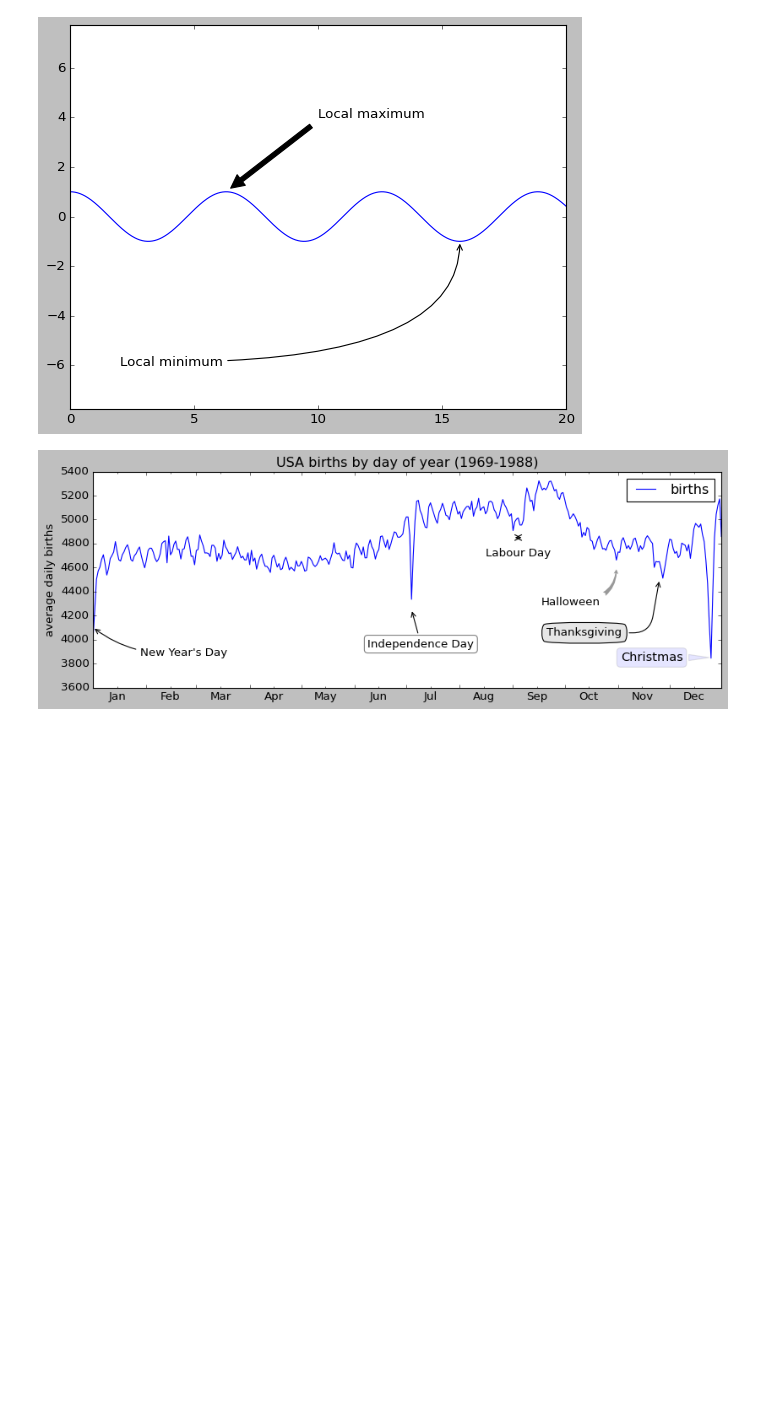
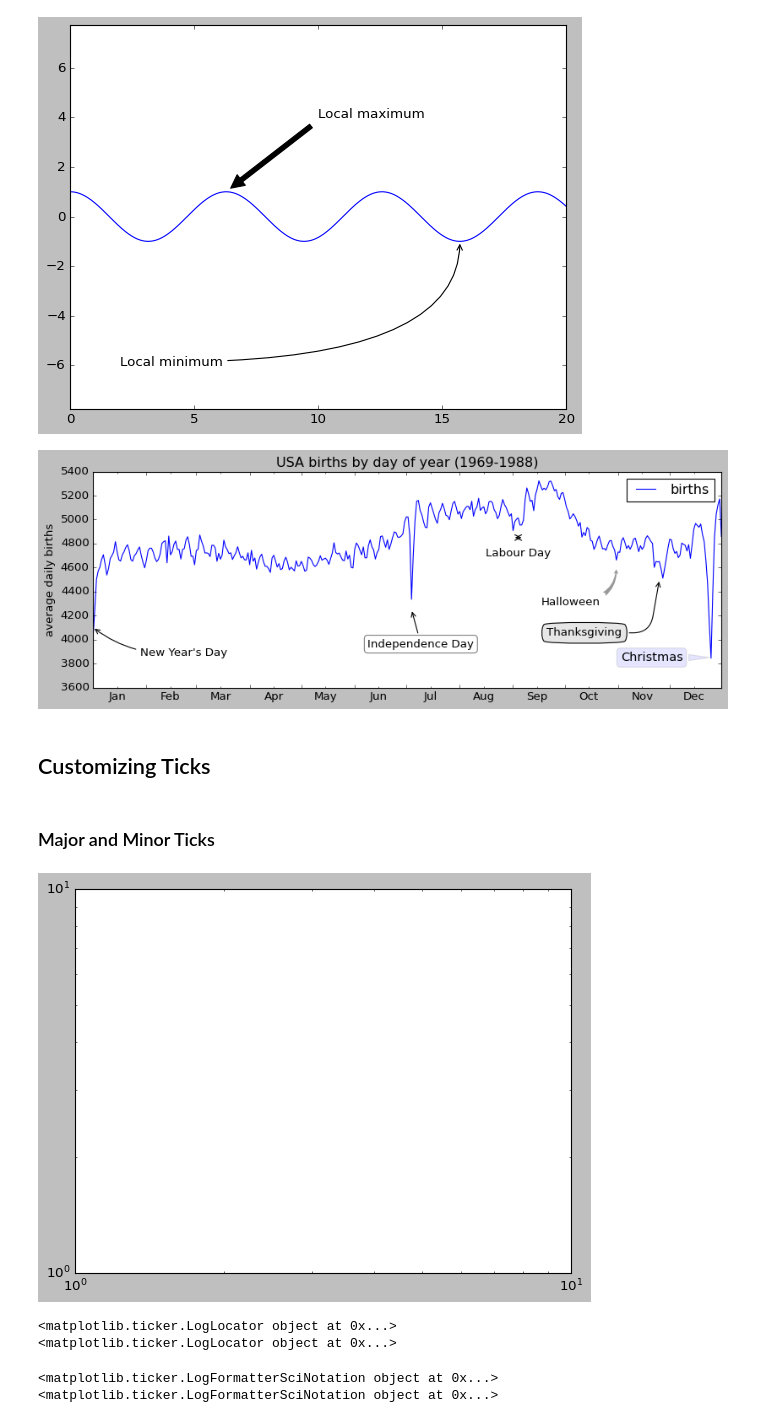
Before and after one commit to OxwardInc/Industrial-Training, a Jupyter notebook: Assignment/Week 17/Matplotlib.ipynb, the cells around one changed output. Drawn from its saved outputs; the diff is of its cells as text; code cells hidden in the pictures; blank space fills up the shorter version.

```diff
--- a/Assignment/Week 17/Matplotlib.ipynb
+++ b/Assignment/Week 17/Matplotlib.ipynb
@@ -986,3 +986,7 @@ ax.set_ylim(3600, 5400);
 plt.show()
 # %% [output]
 [figure]
+# %% [markdown]
+## Customizing Ticks
+# %% [markdown]
+### Major and Minor Ticks
@@ -988,0 +997,16 @@ plt.show()
+# %%
+ax = plt.axes(xscale='log', yscale='log')
+# %% [output]
+[figure, added]
+# %%
+print(ax.xaxis.get_major_locator())
+print(ax.xaxis.get_minor_locator())
+# %% [output]
+<matplotlib.ticker.LogLocator object at 0x...>
+<matplotlib.ticker.LogLocator object at 0x...>
+# %%
+print(ax.xaxis.get_major_formatter())
+print(ax.xaxis.get_minor_formatter())
+# %% [output]
+<matplotlib.ticker.LogFormatterSciNotation object at 0x...>
+<matplotlib.ticker.LogFormatterSciNotation object at 0x...>
```
Also changed, not shown: parts of 7 cells of this notebook.
